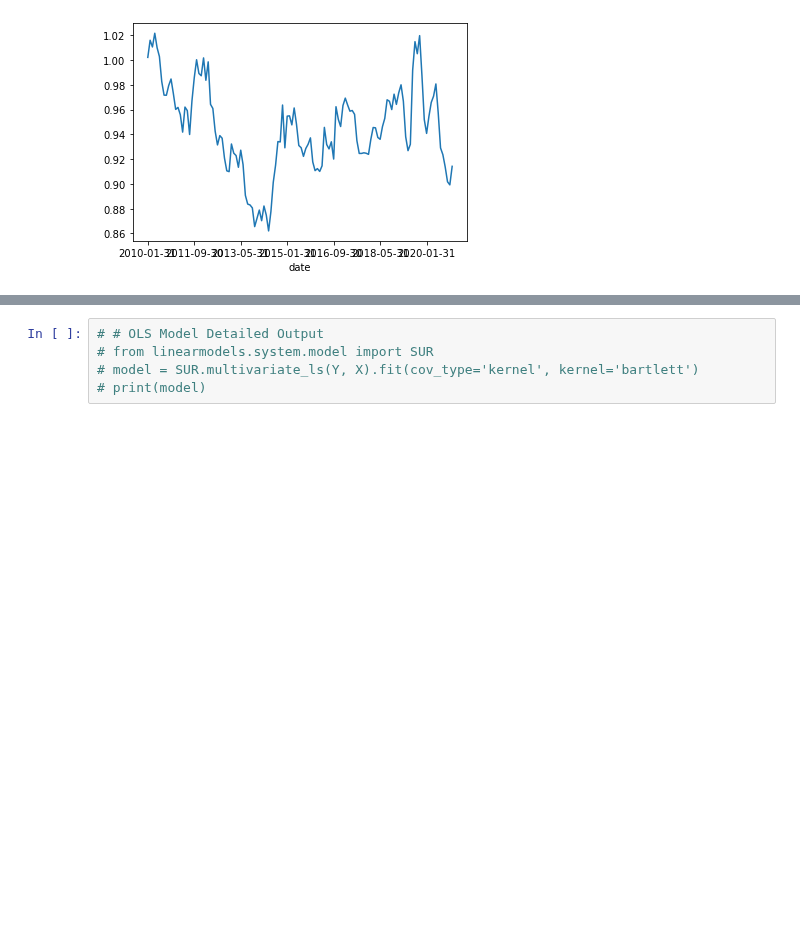
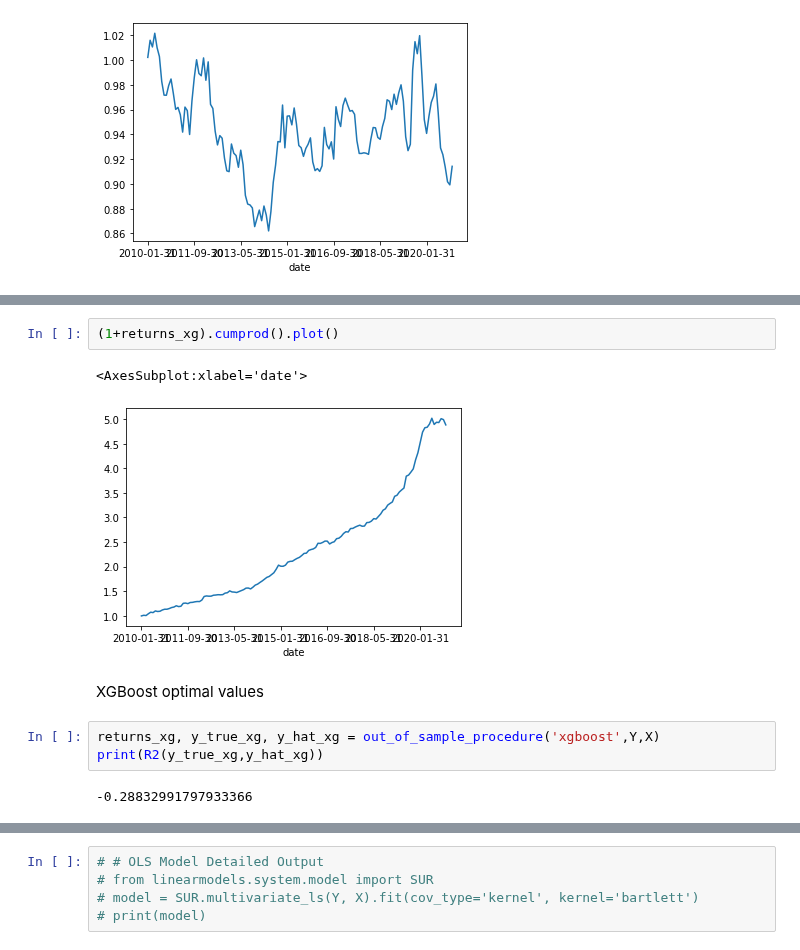
Before and after one commit to santoromano/Corporate-Bond-Factors, a Jupyter notebook: empirics.ipynb, the cells around one changed output, grey strips where cells are left out. Cells and saved outputs as stored; diff of their text form; blank space fills up the shorter version.

```diff
--- a/empirics.ipynb
+++ b/empirics.ipynb
@@ -358,0 +386,12 @@ print(R2(y_true_nn,y_hat_nn))
+# %%
+(1+returns_xg).cumprod().plot()
+# %% [output]
+<AxesSubplot:xlabel='date'>
+[figure, added]
+# %% [markdown]
+XGBoost optimal values
+# %%
+returns_xg, y_true_xg, y_hat_xg = out_of_sample_procedure('xgboost',Y,X)
+print(R2(y_true_xg,y_hat_xg))
+# %% [output]
+-0.28832991797933366
```
Also changed, not shown: parts of 15 cells of this notebook.
